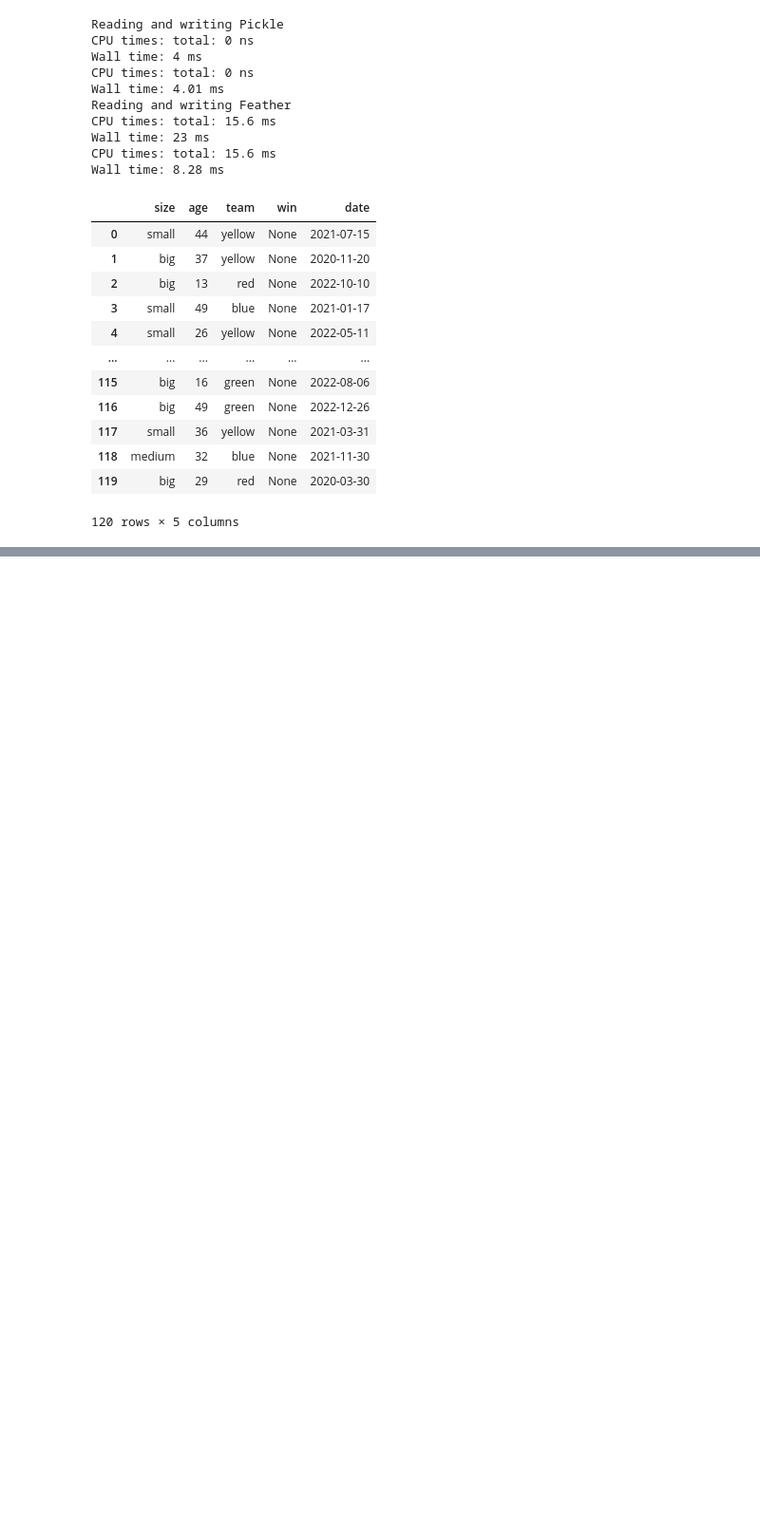
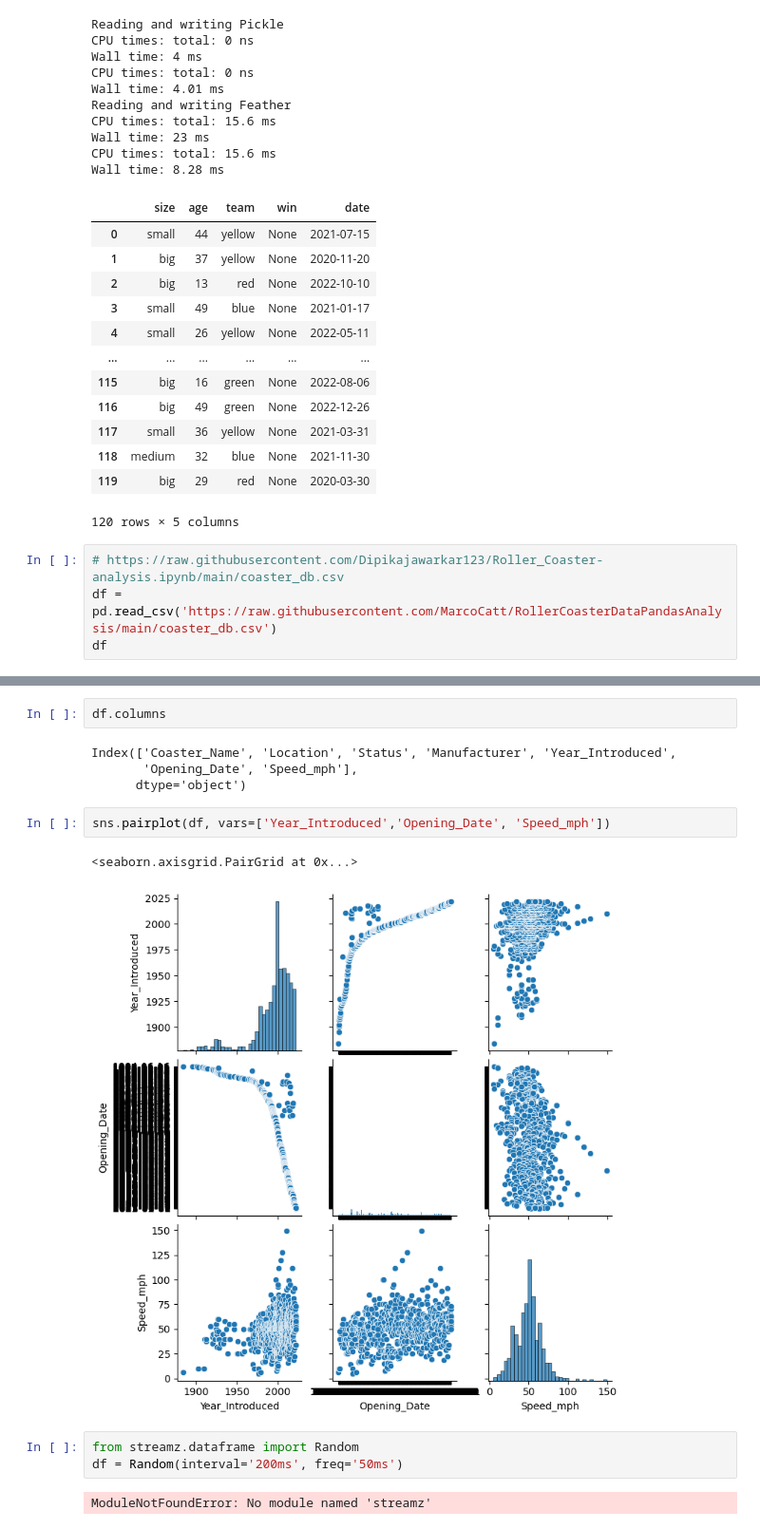
Before and after one commit to 960Subhamsingh/Data-Sciences, a Jupyter notebook: pandas/Pandas_tutorial.ipynb, the cells around one changed output, grey strips where cells are left out. Shown at 95% size. Drawn from its saved outputs; the diff is of its cells as text; blank space fills up the shorter version.

```diff
--- a/pandas/Pandas_tutorial.ipynb
+++ b/pandas/Pandas_tutorial.ipynb
@@ -383,3 +383,7 @@ Wall time: 8.28 ms
 | 118 | medium | 32 | blue | None | 2021-11-30 |
 | 119 | big | 29 | red | None | 2020-03-30 |
 120 rows × 5 columns
+# %%
+# https://raw.githubusercontent.com/Dipikajawarkar123/Roller_Coaster-analysis.ipynb/main/coaster_db.csv
+df = pd.read_csv('https://raw.githubusercontent.com/MarcoCatt/RollerCoasterDataPandasAnalysis/main/coaster_db.csv')
+df
@@ -385,0 +404,16 @@ Wall time: 8.28 ms
+# %%
+df.columns
+# %% [output]
+Index(['Coaster_Name', 'Location', 'Status', 'Manufacturer', 'Year_Introduced',
+       'Opening_Date', 'Speed_mph'],
+      dtype='object')
+# %%
+sns.pairplot(df, vars=['Year_Introduced','Opening_Date', 'Speed_mph'])
+# %% [output]
+<seaborn.axisgrid.PairGrid at 0x...>
+[figure, added]
+# %%
+from streamz.dataframe import Random
+df = Random(interval='200ms', freq='50ms')
+# %% [output]
+ModuleNotFoundError: No module named 'streamz'
```
Also changed, not shown: parts of 1 cell of this notebook, 6 other files.
